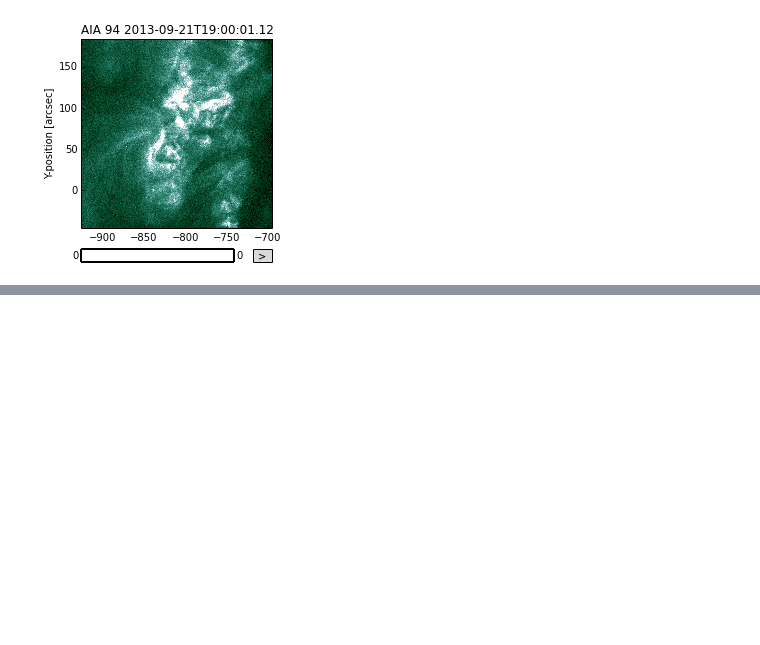
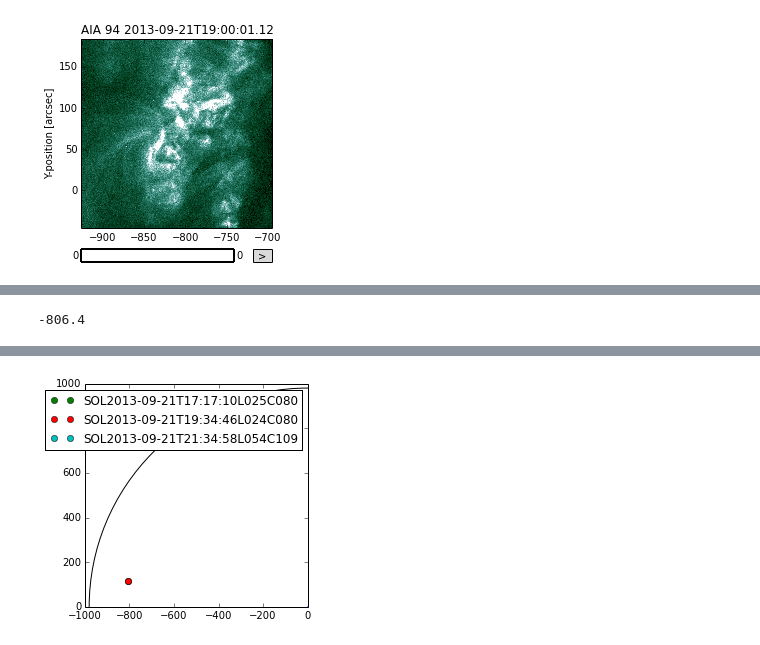
Before and after one commit to ehsteve/ipython-notebooks, a Jupyter notebook: HEROES Flares.ipynb, the cells around one changed output, grey strips where cells are left out. Saved outputs shown, nothing was run; the diff lists cells and outputs as text; code cells hidden in the pictures; blank space fills up the shorter version.

```diff
--- a/HEROES Flares.ipynb
+++ b/HEROES Flares.ipynb
@@ -39,0 +45,6 @@ cubemap.peek()
+# %%
+client = hek.HEKClient()
+# %%
+t = hek.attrs.Time(times.solarobs_target2[0], times.solarobs_target2[1])
+et = et = hek.attrs.EventType('FL')
+events = client.query(t, et)
@@ -39,0 +75,19 @@ cubemap.peek()
+# %%
+result[0].get('event_coord1')
+# %% [output]
+-806.4
+# %%
+fig = plt.figure()
+ax = fig.add_subplot(111, aspect='equal')
+ax.plot([0,1],[0,1])
+circle1=plt.Circle((0,0),980,fill=False, color='black')
+ax.add_artist(circle1)
+plt.ylim(0,1000)
+plt.xlim(-1000,0)
+for event in events:
+    ax.plot([event.get('event_coord1')], [event.get('event_coord2')], 'o', label=event.get('SOL_standard'))
+    print(event.get('SOL_standard'), [event.get('event_coord1')], [event.get('event_coord2')])
+    print(event.get('event_starttime'), event.get('event_endtime'), event.get('event_peaktime'))
+plt.legend()
+plt.show()
+# %% [output]
@@ -39,0 +100 @@ cubemap.peek()
+[figure, added]
```
Also changed, not shown: parts of 8 cells of this notebook, 2 other files.
